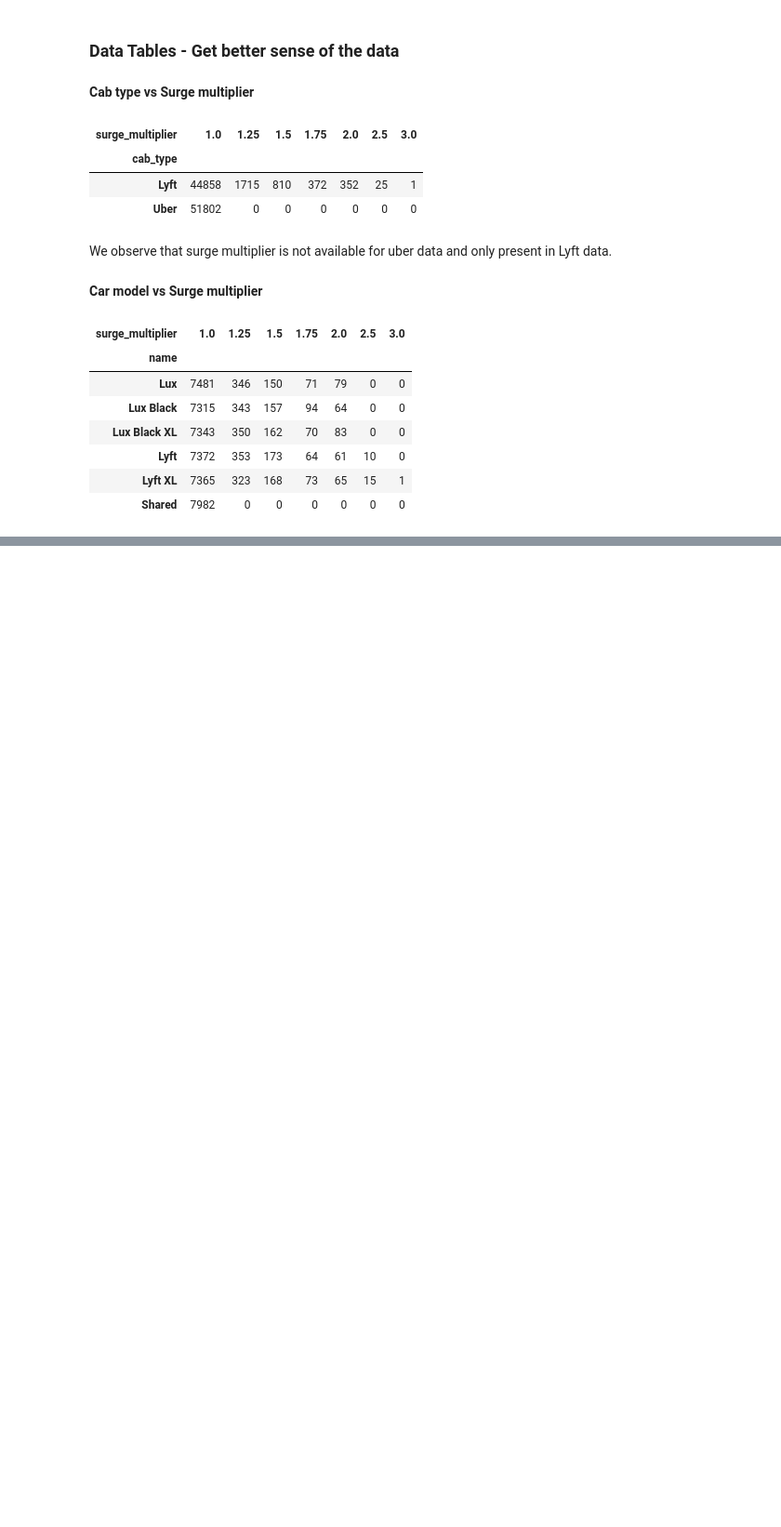
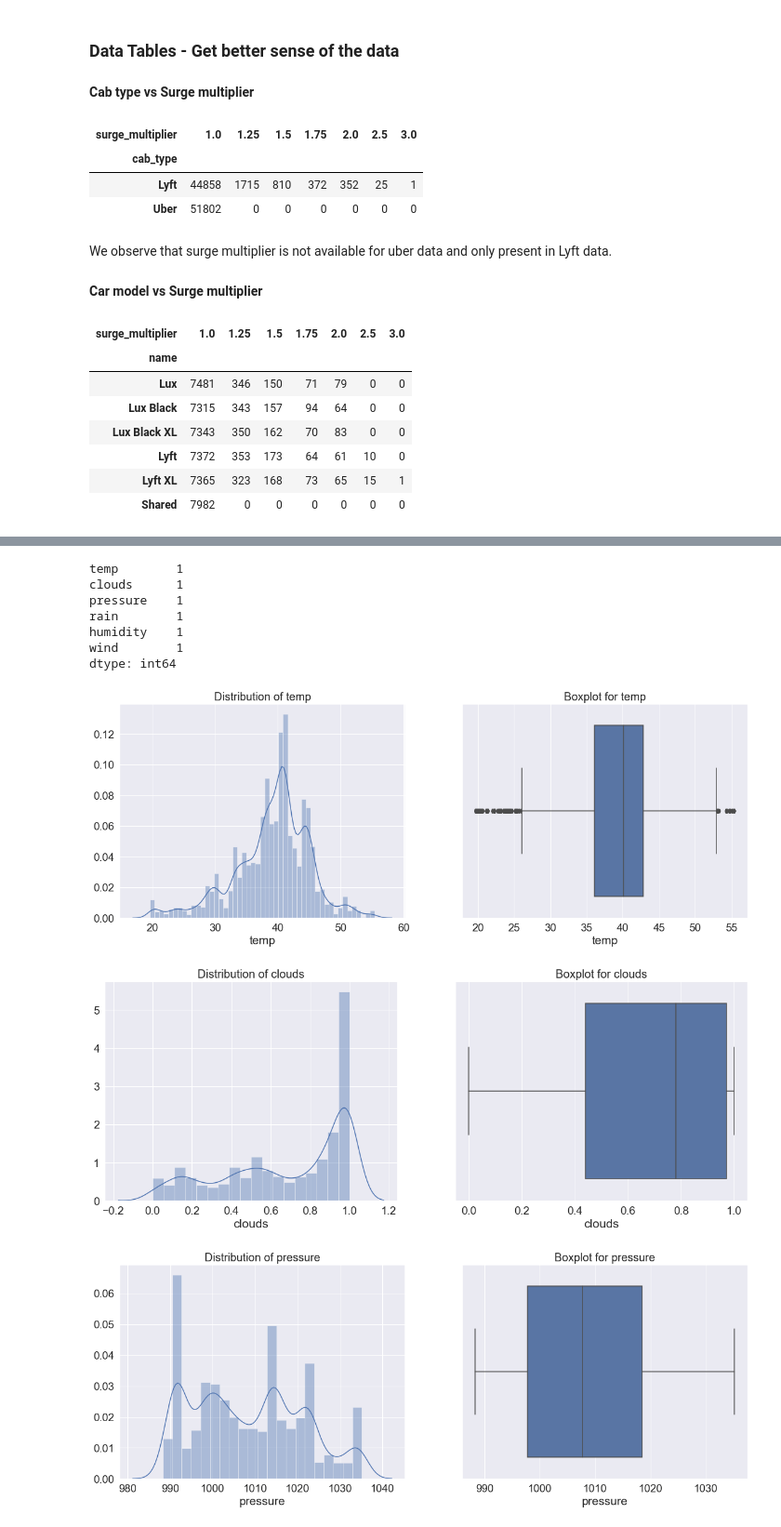
Before and after one commit to hc93/Uber-Lyft-Price-Prediction-With-Surge-Price, a Jupyter notebook: Final project.ipynb, the cells around one changed output, grey strips where cells are left out. Shown at 93% size. Drawn from its saved outputs; the diff is of its cells as text; code cells hidden in the pictures; blank space fills up the shorter version.

```diff
--- a/Final project.ipynb
+++ b/Final project.ipynb
@@ -437,0 +481,7 @@ pd.crosstab(lyft['name'], lyft['surge_multiplier'])
+# %%
+# let's impute the time to standard date time format
+weather_data['time_stamp'] = pd.to_datetime(weather_data['time_stamp'], unit='s')
+weather_data['date'] = weather_data['time_stamp'].dt.date
+weather_data['hour'] = weather_data['time_stamp'].dt.hour
+
+weather_data.drop('time_stamp', axis=1, inplace=True)
@@ -437,0 +520,22 @@ pd.crosstab(lyft['name'], lyft['surge_multiplier'])
+# %%
+# function to perform basic EDA for input columns
+def EDA_weather(df):
+    fig, (ax1, ax2) = plt.subplots(ncols=2, figsize=(20, 7))
+    sns.distplot(df[~df.isnull()], ax=ax1, kde=True)
+    ax1.set_title('Distribution of '+df.name, fontsize=20)
+    sns.boxplot(df[~df.isnull()], ax=ax2)
+    ax2.set_title('Boxplot for '+df.name, fontsize=20)
+    return(1)
+# %%
+weather_data.loc[:,['temp','clouds','pressure','rain','humidity','wind']].apply(EDA_weather,axis=0)
+# %% [output]
+temp        1
+clouds      1
+pressure    1
+rain        1
+humidity    1
+wind        1
+dtype: int64
+[figure, added]
+[figure, added]
+[figure, added]
```
Also changed, not shown: parts of 61 cells of this notebook.
